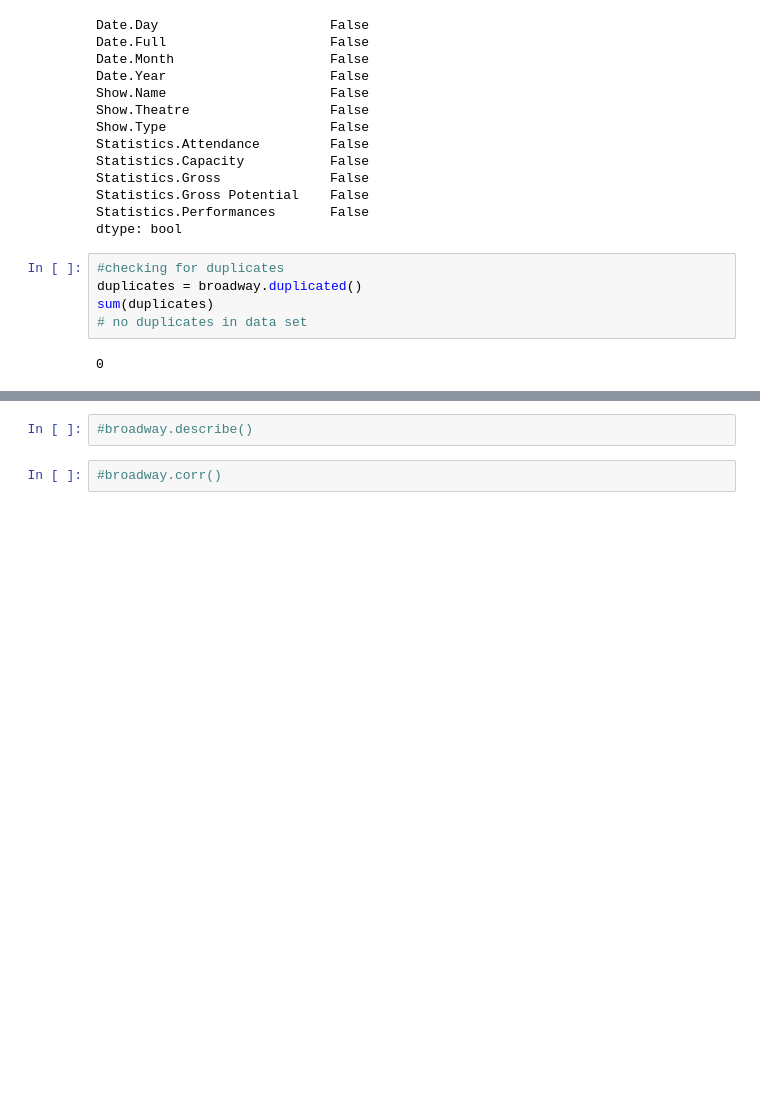
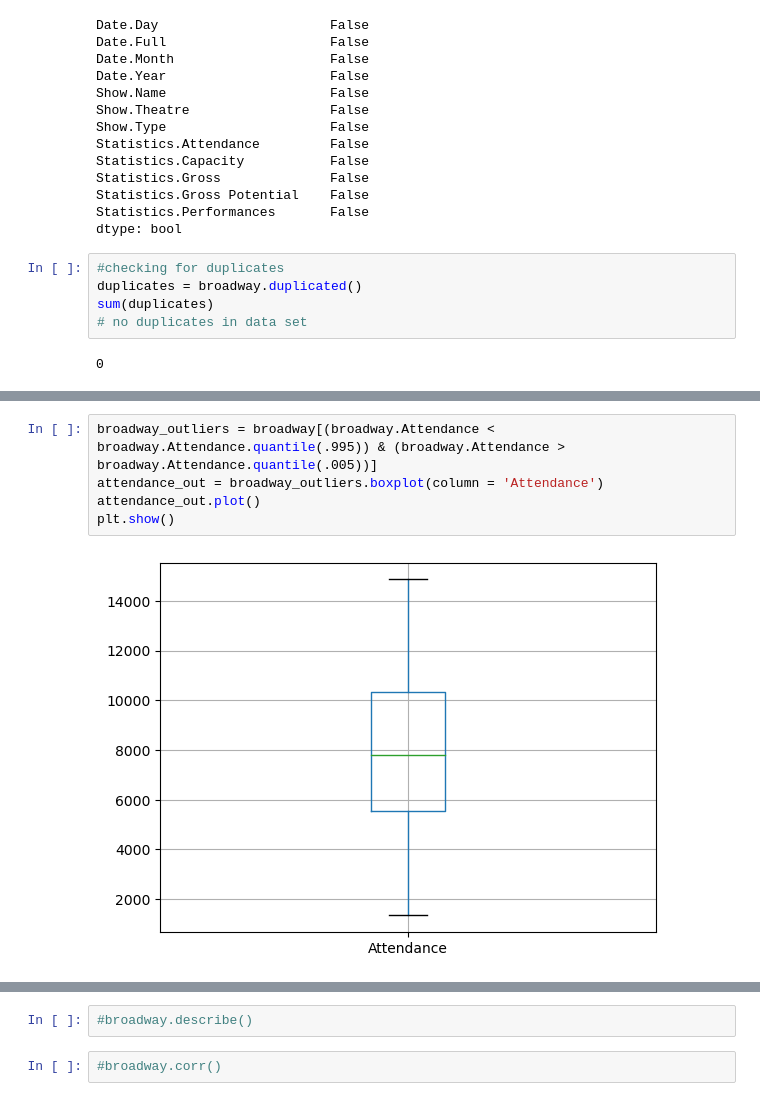
Before and after one commit to lwood7983/Final_Capstone_Project, a Jupyter notebook: Capstone_lwood.ipynb, the cells around one changed output, grey strips where cells are left out. Cells and saved outputs as stored; diff of their text form; blank space fills up the shorter version.

```diff
--- a/Capstone_lwood.ipynb
+++ b/Capstone_lwood.ipynb
@@ -101,0 +117,7 @@ array([[<AxesSubplot: title={'center': 'Attendance'}>]], dtype=object)
+# %%
+broadway_outliers = broadway[(broadway.Attendance < broadway.Attendance.quantile(.995)) & (broadway.Attendance > broadway.Attendance.quantile(.005))]
+attendance_out = broadway_outliers.boxplot(column = 'Attendance')
+attendance_out.plot()
+plt.show()
+# %% [output]
+[figure, added]
```
Also changed, not shown: parts of 20 cells of this notebook, 1 other file.
